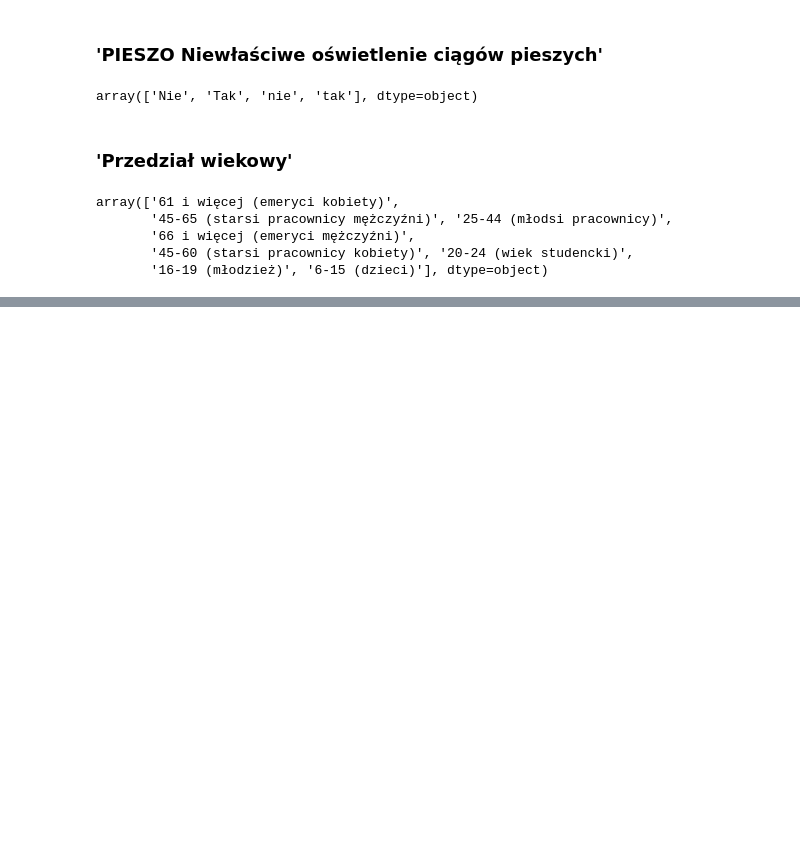
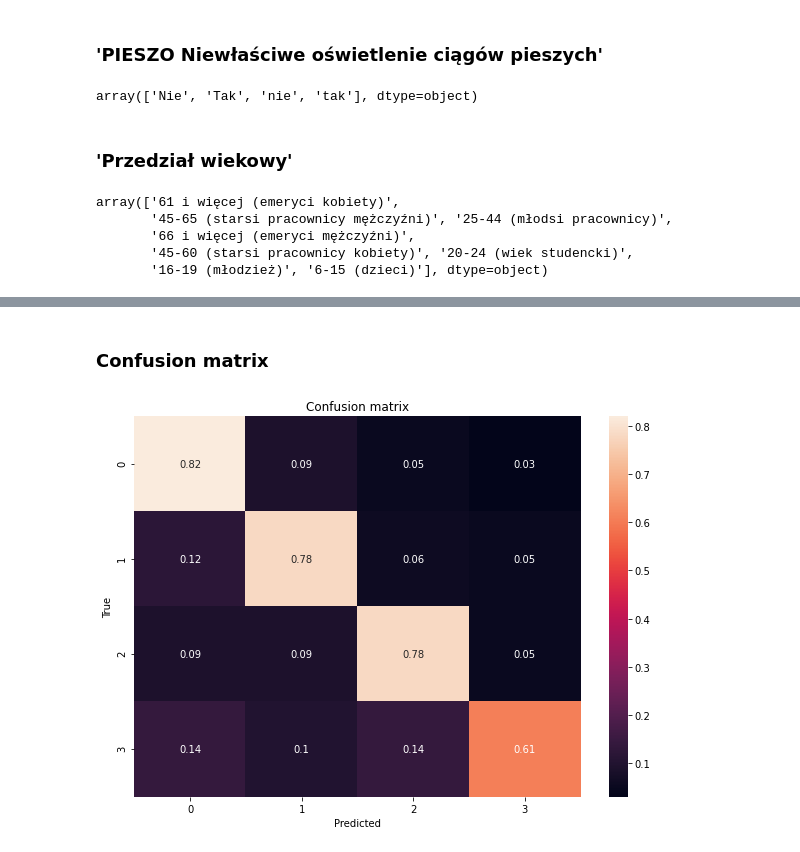
Before and after one commit to AgataSkibinska/urban-mobility-project, a Jupyter notebook: notebooks/tree/tree.ipynb, the cells around one changed output, grey strips where cells are left out. Cells and saved outputs as stored; diff of their text form; code cells hidden in the pictures; blank space fills up the shorter version.

```diff
--- a/notebooks/tree/tree.ipynb
+++ b/notebooks/tree/tree.ipynb
@@ -390,0 +686,3 @@ data.replace({'Przedział wiekowy': var_map_dict}, inplace=True)
+# %%
+data['CEL Do jakiego miejsca'] = data['CEL Do jakiego miejsca'].str.replace('Inne', 'inne')
+sorted(data['CEL Do jakiego miejsca'].unique())
@@ -390,0 +691,6 @@ data.replace({'Przedział wiekowy': var_map_dict}, inplace=True)
+# %%
+data = data.merge(
+    pd.get_dummies(data['CEL Do jakiego miejsca'], prefix='CEL'),
+    left_index=True,
+    right_index=True
+)
@@ -391,5 +722,5 @@ data.replace({'Przedział wiekowy': var_map_dict}, inplace=True)
 # %%
-X = data.drop(columns=['Środek transportu grupa'])
+X = data.drop(columns=['Środek transportu grupa', 'ŹRÓDŁO Z jakiego miejsca', 'ŹRÓDŁO Nr rejonu', 'CEL Do jakiego miejsca', 'CEL Nr rejonu', 'Motywacje (skąd-dokąd)'])
 y = data['Środek transportu grupa']
 # %%
 X_train, X_test, y_train, y_test = train_test_split(X, y, test_size=0.33, random_state=42)
@@ -401,0 +733,2 @@ ValueError: could not convert string to float: 'z obu korzystam w podobnym stopn
+# %%
+y_pred = clf.predict(X_test)
@@ -401,0 +756,21 @@ ValueError: could not convert string to float: 'z obu korzystam w podobnym stopn
+# %% [markdown]
+### Confusion matrix
+# %%
+labels = range(4)
+# labels.sort()
+
+con_mat = confusion_matrix(y_test, y_pred)
+con_mat_norm = np.around(con_mat.astype('float') / con_mat.sum(axis=1)[:, np.newaxis], decimals=2)
+
+df_cm = pd.DataFrame(con_mat_norm,
+                     index = labels,
+                     columns = [i for i in labels])
+
+plt.figure(figsize = (10,7))
+plt.title("Confusion matrix")
+sn.heatmap(df_cm, annot=True, fmt='g')
+plt.ylabel('True')
+plt.xlabel('Predicted')
+plt.show()
+# %% [output]
+[figure, added]
```
Also changed, not shown: parts of 56 cells of this notebook, 1 other file.
